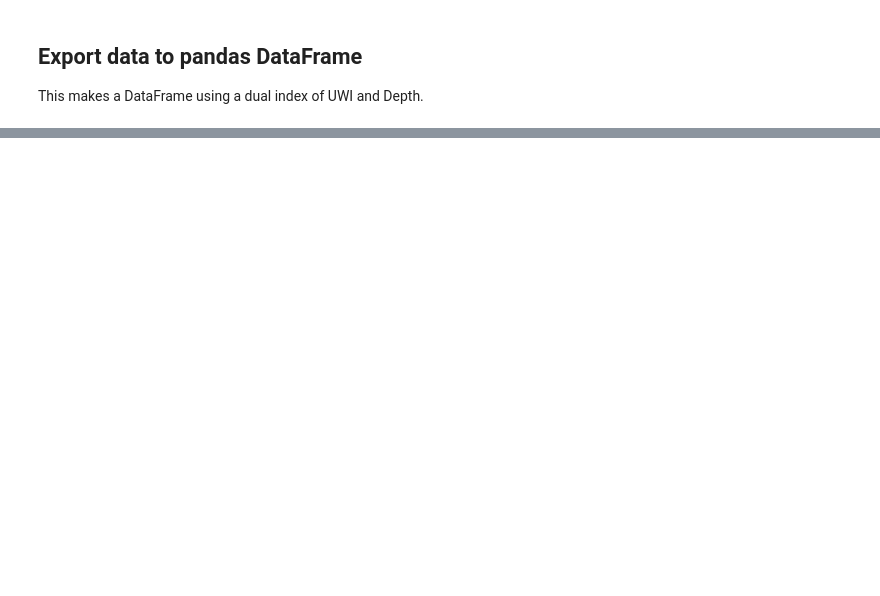
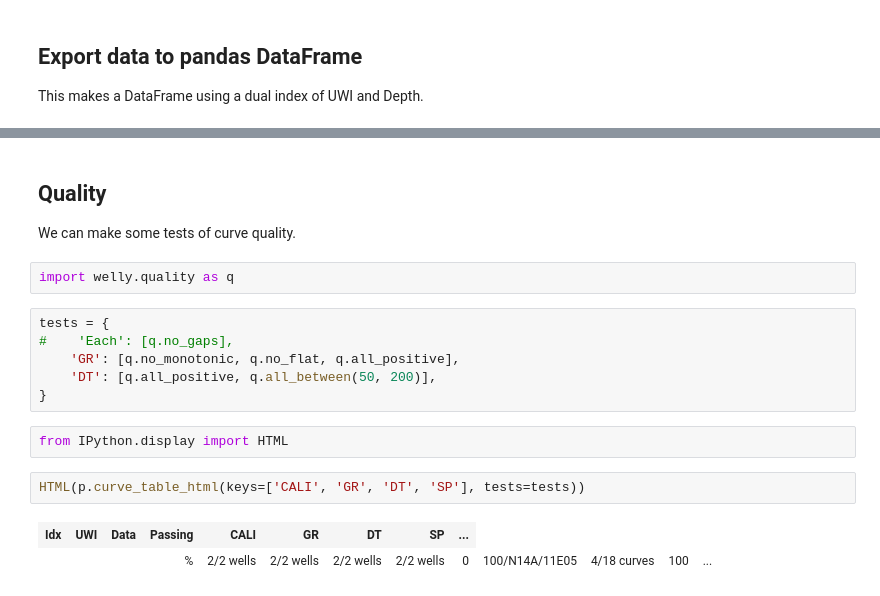
Before and after one commit to agilescientific/welly, a Jupyter notebook: tutorial/Project.ipynb, the cells around one changed output, grey strips where cells are left out. Cells and saved outputs as stored; diff of their text form; blank space fills up the shorter version.

Commit message:
project quality example

```diff
--- a/tutorial/Project.ipynb
+++ b/tutorial/Project.ipynb
@@ -73,0 +95,19 @@ df.loc['100/N14A/11E05'].DT.plot()
+# %% [markdown]
+## Quality
+
+We can make some tests of curve quality.
+# %%
+import welly.quality as q
+# %%
+tests = {
+#    'Each': [q.no_gaps],
+    'GR': [q.no_monotonic, q.no_flat, q.all_positive],
+    'DT': [q.all_positive, q.all_between(50, 200)],
+}
+# %%
+from IPython.display import HTML
+# %%
+HTML(p.curve_table_html(keys=['CALI', 'GR', 'DT', 'SP'], tests=tests))
+# %% [output]
+| Idx | UWI | Data | Passing | CALI | GR | DT | SP | ... |
+|  |  |  | % | 2/2 wells | 2/2 wells | 2/2 wells | 2/2 wells | 0 | 100/N14A/11E05 | 4/18 curves | 100 | ... |
```
Also changed, not shown: parts of 5 cells of this notebook.
